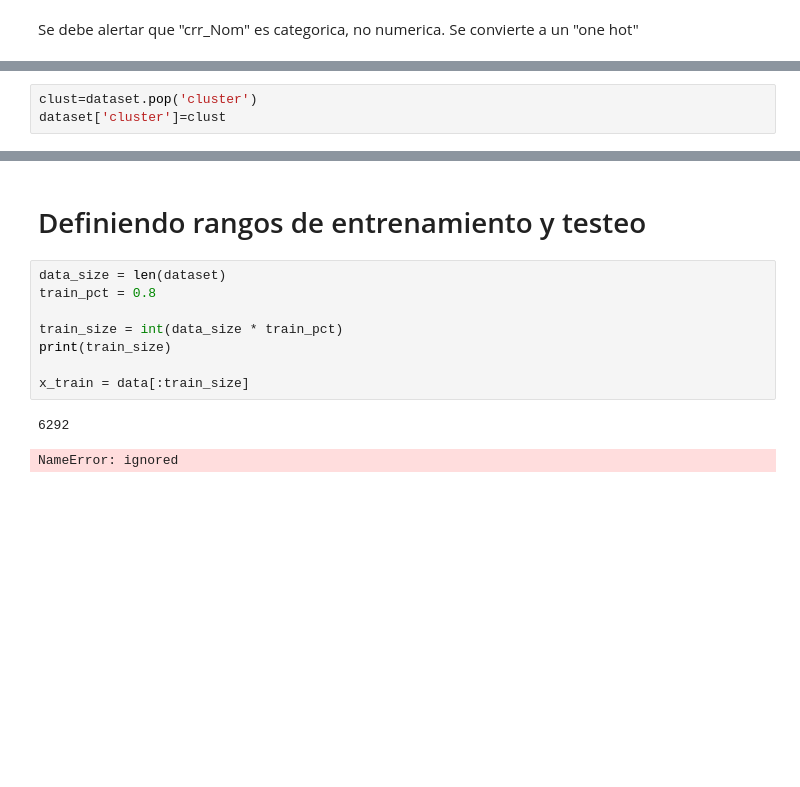
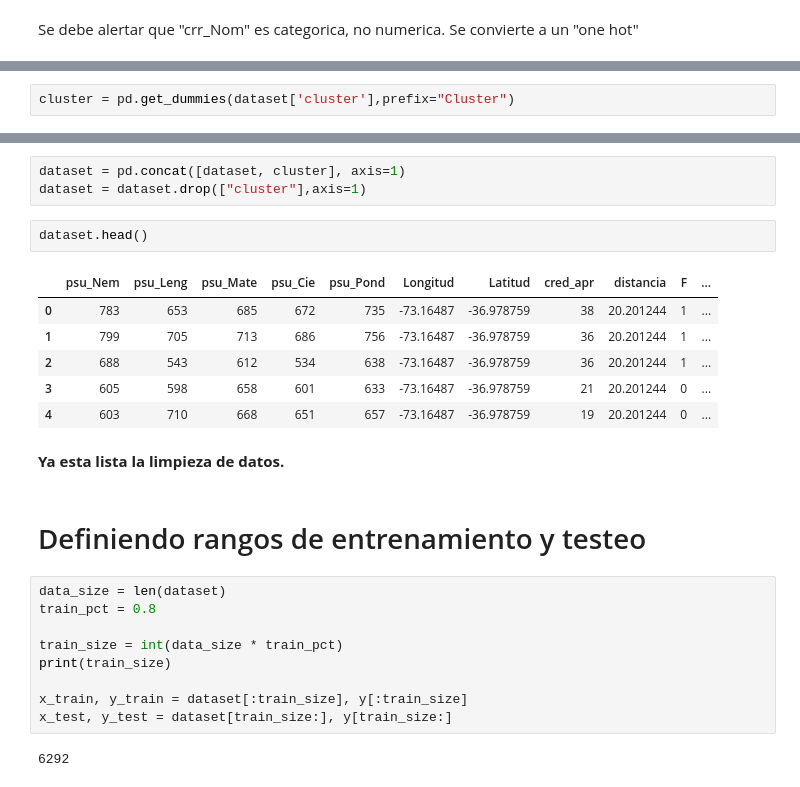
Before and after one commit to hecaguayo/MLFI-UdeC, a Jupyter notebook: Tarea_1_MLBI.ipynb, the cells around one changed output, grey strips where cells are left out. Cells and saved outputs as stored; diff of their text form; blank space fills up the shorter version.

```diff
--- a/Tarea_1_MLBI.ipynb
+++ b/Tarea_1_MLBI.ipynb
@@ -121,3 +127,0 @@ Debemos colocar el cluster en su última columna, por lo cual lo eliminamos y ag
-# %%
-clust=dataset.pop('cluster')
-dataset['cluster']=clust
@@ -143,0 +130,2 @@ dtype: int64
+# %%
+cluster = pd.get_dummies(dataset['cluster'],prefix="Cluster")
@@ -144,3 +149,17 @@ dtype: int64
+# %%
+dataset = pd.concat([dataset, cluster], axis=1)
+dataset = dataset.drop(["cluster"],axis=1)
+# %%
+dataset.head()
+# %% [output]
+|  | psu_Nem | psu_Leng | psu_Mate | psu_Cie | psu_Pond | Longitud | Latitud | cred_apr | distancia | F | ... |
+| 0 | 783 | 653 | 685 | 672 | 735 | -73.16487 | -36.978759 | 38 | 20.201244 | 1 | ... |
+| 1 | 799 | 705 | 713 | 686 | 756 | -73.16487 | -36.978759 | 36 | 20.201244 | 1 | ... |
+| 2 | 688 | 543 | 612 | 534 | 638 | -73.16487 | -36.978759 | 36 | 20.201244 | 1 | ... |
+| 3 | 605 | 598 | 658 | 601 | 633 | -73.16487 | -36.978759 | 21 | 20.201244 | 0 | ... |
+| 4 | 603 | 710 | 668 | 651 | 657 | -73.16487 | -36.978759 | 19 | 20.201244 | 0 | ... |
+# %% [markdown]
+**Ya esta lista la limpieza de datos.**
 # %% [markdown]
 # Definiendo rangos de entrenamiento y testeo
 # %%
@@ -150,7 +169,7 @@ train_pct = 0.8
 train_size = int(data_size * train_pct)
 print(train_size)
 
-x_train = data[:train_size]
+x_train, y_train = dataset[:train_size], y[:train_size]
+x_test, y_test = dataset[train_size:], y[train_size:]
 # %% [output]
 6292
-NameError: ignored
```
Also changed, not shown: parts of 17 cells of this notebook.
